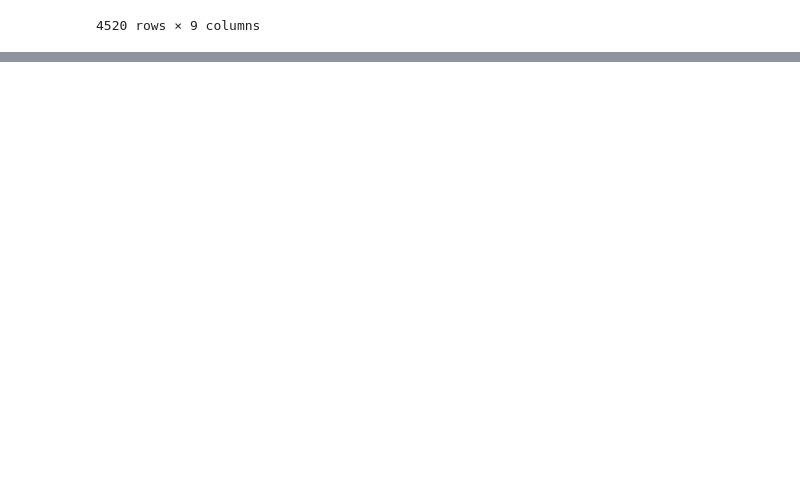
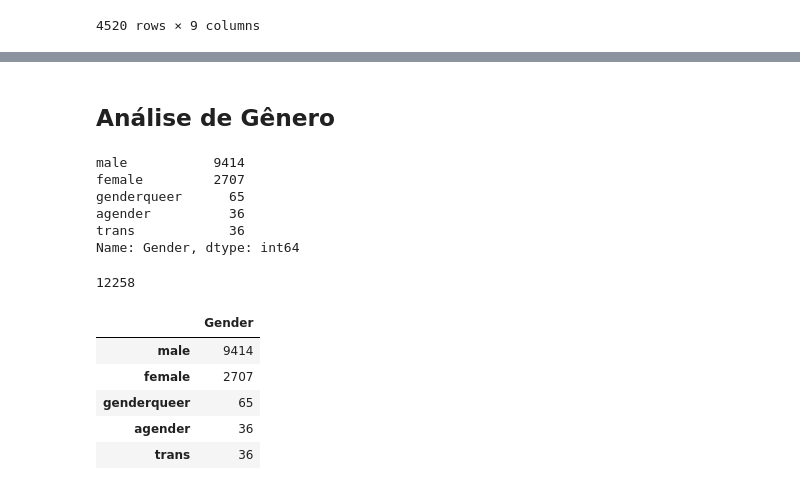
Before and after one commit to guilpassos/Data_Science, a Jupyter notebook: Fuctura_Python3_Aula03_parte02.ipynb, the cells around one changed output, grey strips where cells are left out. Saved outputs shown, nothing was run; the diff lists cells and outputs as text; code cells hidden in the pictures; blank space fills up the shorter version.

```diff
--- a/Fuctura_Python3_Aula03_parte02.ipynb
+++ b/Fuctura_Python3_Aula03_parte02.ipynb
@@ -176,0 +204,26 @@ dados.loc[dados['Age'] > 30]
+# %% [markdown]
+## **Análise de Gênero**
+# %%
+dados.Gender.value_counts()
+# %% [output]
+male           9414
+female         2707
+genderqueer      65
+agender          36
+trans            36
+Name: Gender, dtype: int64
+# %%
+dados.Gender.value_counts().sum()
+# %% [output]
+12258
+# %%
+tipos_de_genero = pd.DataFrame(dados.Gender.value_counts())
+# %%
+tipos_de_genero.head()
+# %% [output]
+|  | Gender |
+| male | 9414 |
+| female | 2707 |
+| genderqueer | 65 |
+| agender | 36 |
+| trans | 36 |
```
Also changed, not shown: parts of 3 cells of this notebook.
